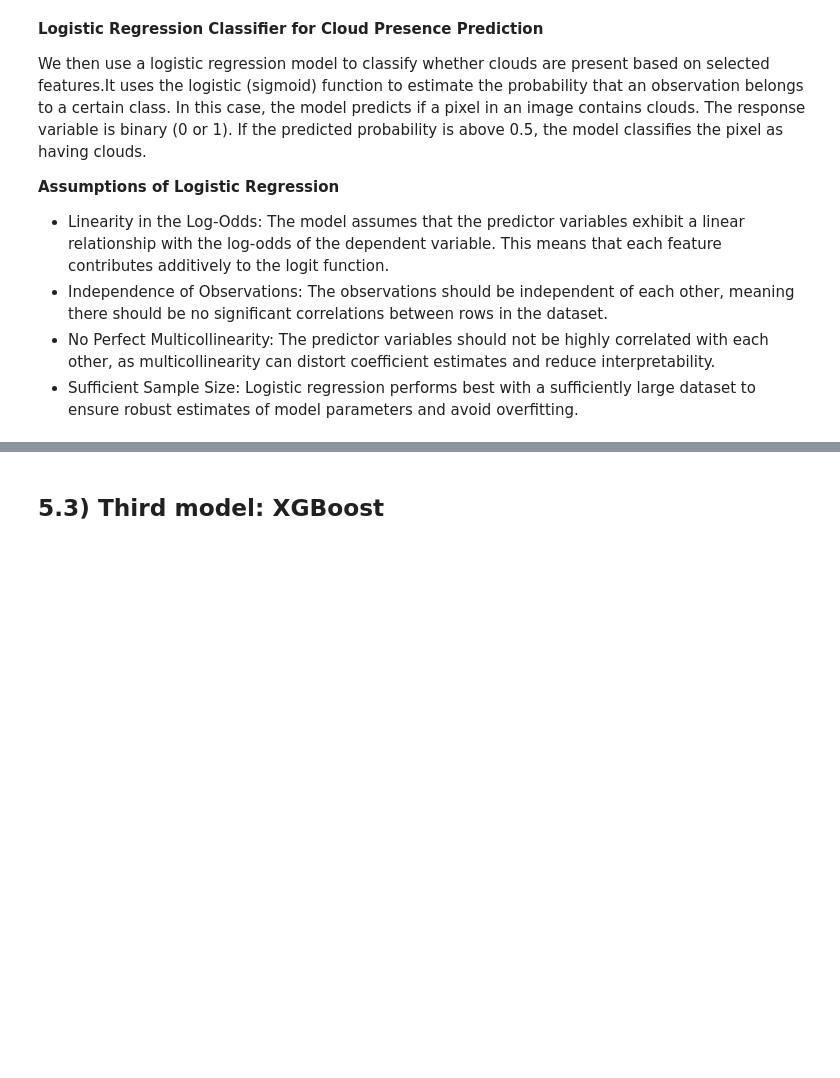
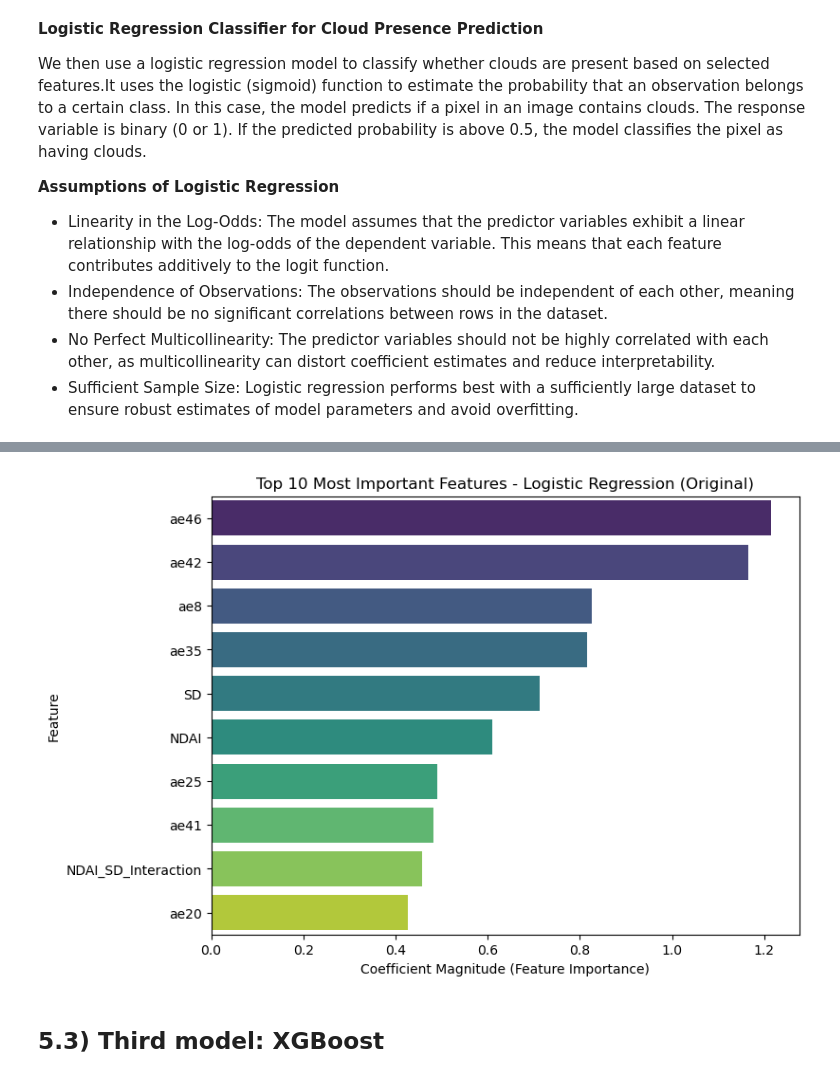
Before and after one commit to lunamk1/lab2, a Jupyter notebook: code/lab2.ipynb, the cells around one changed output, grey strips where cells are left out. Drawn from its saved outputs; the diff is of its cells as text; code cells hidden in the pictures; blank space fills up the shorter version.

```diff
--- a/code/lab2.ipynb
+++ b/code/lab2.ipynb
@@ -1368,4 +1368,28 @@ joblib.dump(best_log_reg, "optimized_logistic_regression_cloud_classifier.pkl")
 ['optimized_logistic_regression_cloud_classifier.pkl']
+# %%
+# 3. Feature Importance Plot (Fix for Seaborn 0.14+)
+# Extract feature importance (absolute value of coefficients)
+feature_importance = pd.DataFrame({
+    "Feature": X_train.columns,
+    "Importance": np.abs(best_log_reg.coef_).flatten()  # Convert to 1D array
+}).sort_values(by="Importance", ascending=False)
+
+# Plot the top 10 most important features
+plt.figure(figsize=(8, 6))
+sns.barplot(
+    x="Importance",
+    y="Feature",
+    data=feature_importance[:10],  # Top 10 features
+    palette="viridis",
+    hue="Feature",  # Explicitly assign hue
+    legend=False  # Remove unnecessary legend
+)
+plt.xlabel("Coefficient Magnitude (Feature Importance)")
+plt.ylabel("Feature")
+plt.title("Top 10 Most Important Features - Logistic Regression (Original)")
+plt.show()
+# %% [output]
+[figure, added]
 # %% [markdown]
 ## 5.3) Third model: XGBoost
 # %%
```
Also changed, not shown: parts of 9 cells of this notebook.
